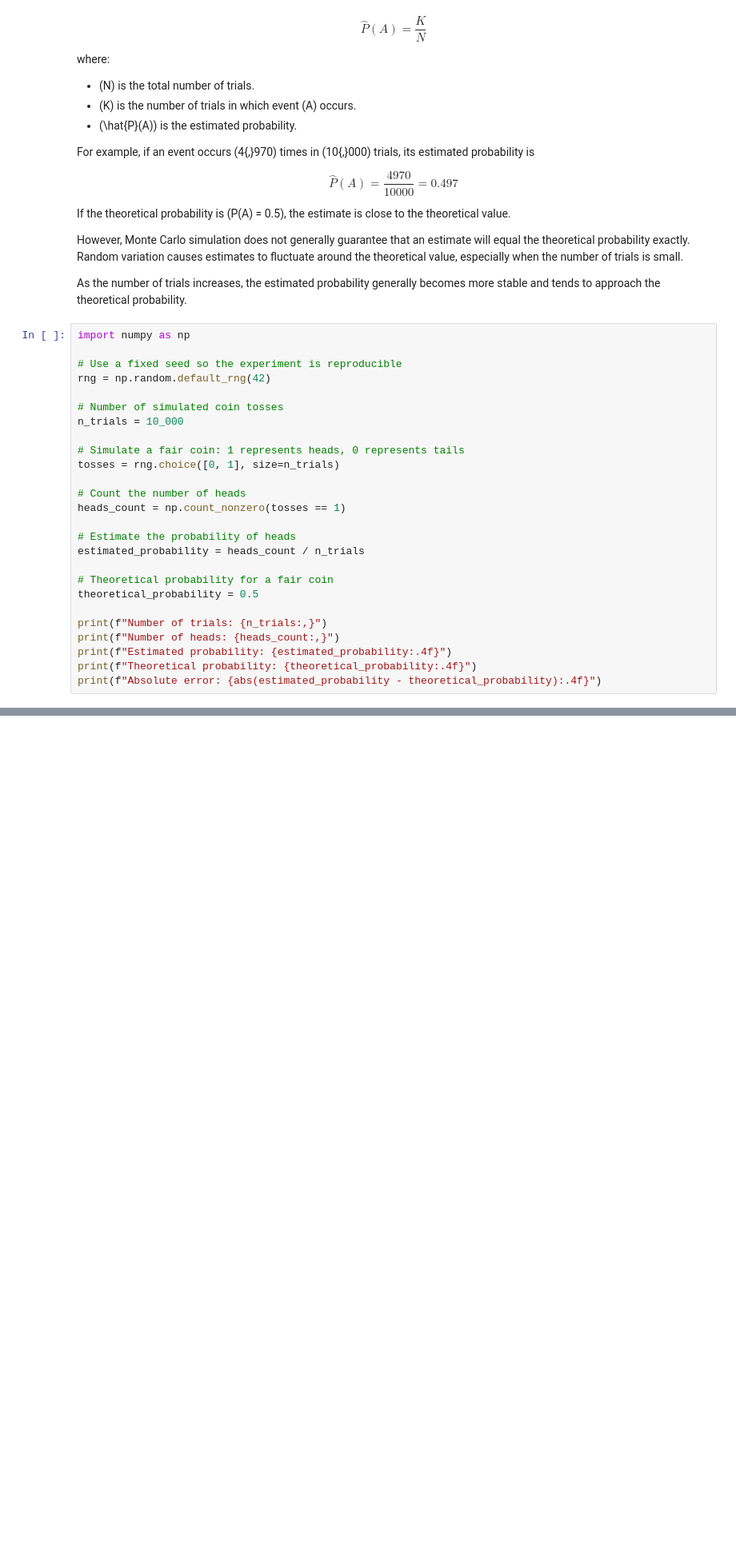
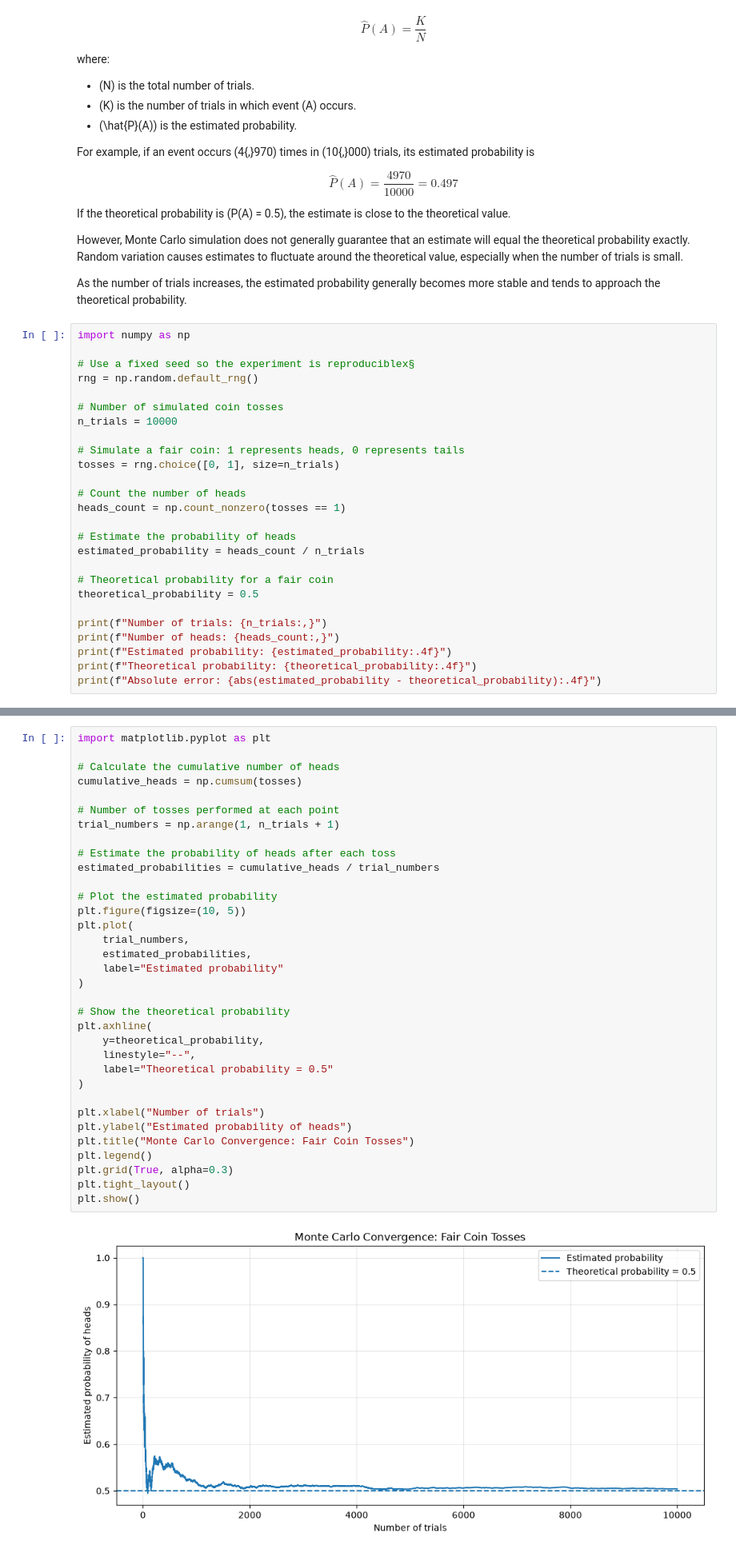
Before and after one commit to ivanduzunov/probability-paradox-lab, a Jupyter notebook: main.ipynb, the cells around one changed output, grey strips where cells are left out. Shown at 80% size. Drawn from its saved outputs; the diff is of its cells as text; blank space fills up the shorter version.

```diff
--- a/main.ipynb
+++ b/main.ipynb
@@ -232,11 +232,11 @@ As the number of trials increases, the estimated probability generally becomes m
 # %%
 import numpy as np
 
-# Use a fixed seed so the experiment is reproducible
-rng = np.random.default_rng(42)
+# Use a fixed seed so the experiment is reproduciblex§
+rng = np.random.default_rng()
 
 # Number of simulated coin tosses
-n_trials = 10_000
+n_trials = 10000
 
 # Simulate a fair coin: 1 represents heads, 0 represents tails
 tosses = rng.choice([0, 1], size=n_trials)
@@ -263,0 +264,36 @@ Absolute error: 0.0061
+# %%
+import matplotlib.pyplot as plt
+
+# Calculate the cumulative number of heads
+cumulative_heads = np.cumsum(tosses)
+
+# Number of tosses performed at each point
+trial_numbers = np.arange(1, n_trials + 1)
+
+# Estimate the probability of heads after each toss
+estimated_probabilities = cumulative_heads / trial_numbers
+
+# Plot the estimated probability
+plt.figure(figsize=(10, 5))
+plt.plot(
+    trial_numbers,
+    estimated_probabilities,
+    label="Estimated probability"
+)
+
+# Show the theoretical probability
+plt.axhline(
+    y=theoretical_probability,
+    linestyle="--",
+    label="Theoretical probability = 0.5"
+)
+
+plt.xlabel("Number of trials")
+plt.ylabel("Estimated probability of heads")
+plt.title("Monte Carlo Convergence: Fair Coin Tosses")
+plt.legend()
+plt.grid(True, alpha=0.3)
+plt.tight_layout()
+plt.show()
+# %% [output]
+[figure, added]
```
Also changed, not shown: parts of 11 cells of this notebook, 2 other files.
